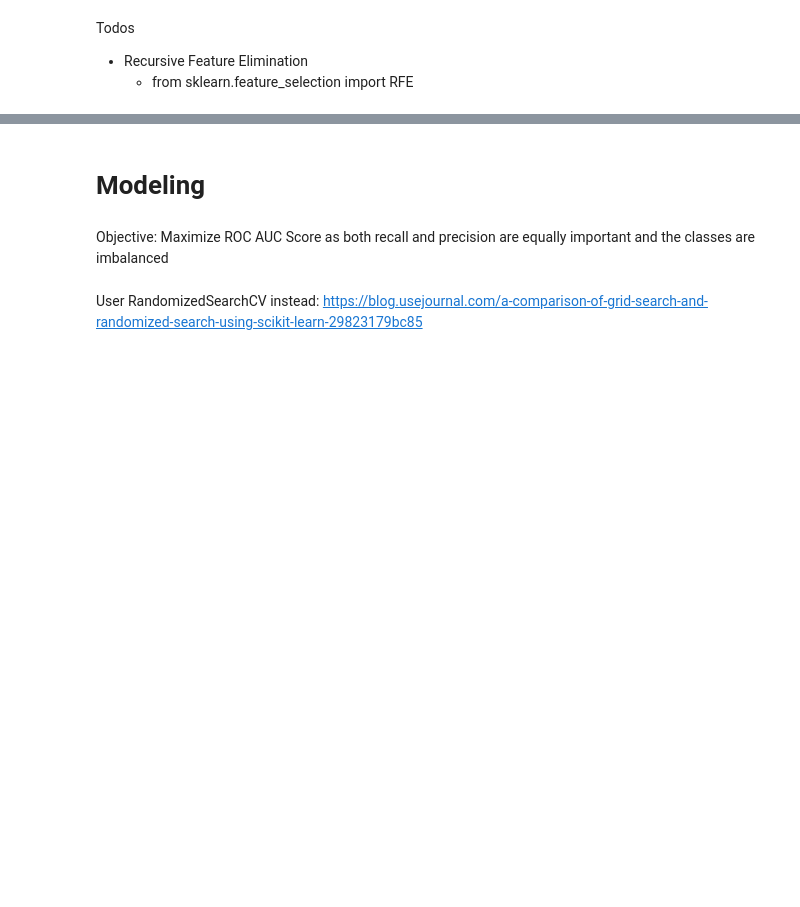
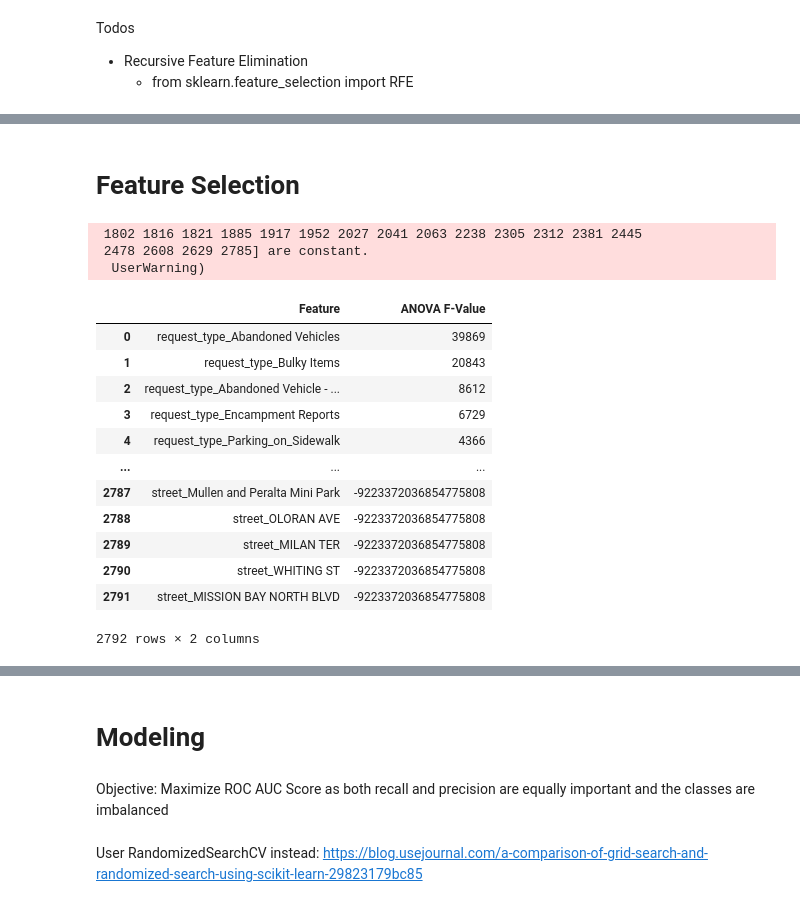
Before and after one commit to corralm/San-Francisco-311, a Jupyter notebook: notebooks/3_P5_SF311_Modeling.ipynb, the cells around one changed output, grey strips where cells are left out. Saved outputs shown, nothing was run; the diff lists cells and outputs as text; code cells hidden in the pictures; blank space fills up the shorter version.

```diff
--- a/notebooks/3_P5_SF311_Modeling.ipynb
+++ b/notebooks/3_P5_SF311_Modeling.ipynb
@@ -112,0 +150,38 @@ X_train.head()
+# %% [markdown]
+# Feature Selection
+# %%
+def select_features(X_train, y_train, X_test):
+    '''Returns X_train, X_test, and feature selection function'''
+    fs = SelectKBest(score_func=f_classif, k='all')
+    fs.fit(X_train, y_train)
+    X_train_fs = fs.transform(X_train)
+    X_test_fs = fs.transform(X_test)
+    return X_train_fs, X_test_fs, fs
+# %%
+# Feature selection
+X_train_fs, X_test_fs, fs = select_features(X_train, y_train, X_test)
+# %% [output]
+ 1802 1816 1821 1885 1917 1952 2027 2041 2063 2238 2305 2312 2381 2445
+ 2478 2608 2629 2785] are constant.
+  UserWarning)
+# %%
+# Feature scores
+features_df = pd.DataFrame(data=[X_train.columns, fs.scores_.astype(int)]).transpose()
+features_df.rename(columns={0: 'Feature', 1: 'ANOVA F-Value'}, inplace=True)
+features_df.sort_values(by='ANOVA F-Value', ascending=False, inplace=True)
+features_df.reset_index(drop=True, inplace=True)
+features_df
+# %% [output]
+|  | Feature | ANOVA F-Value |
+| 0 | request_type_Abandoned Vehicles | 39869 |
+| 1 | request_type_Bulky Items | 20843 |
+| 2 | request_type_Abandoned Vehicle - ... | 8612 |
+| 3 | request_type_Encampment Reports | 6729 |
+| 4 | request_type_Parking_on_Sidewalk | 4366 |
+| ... | ... | ... |
+| 2787 | street_Mullen and Peralta Mini Park | -9223372036854775808 |
+| 2788 | street_OLORAN AVE | -9223372036854775808 |
+| 2789 | street_MILAN TER | -9223372036854775808 |
+| 2790 | street_WHITING ST | -9223372036854775808 |
+| 2791 | street_MISSION BAY NORTH BLVD | -9223372036854775808 |
+2792 rows × 2 columns
```
Also changed, not shown: parts of 44 cells of this notebook, 4 other files.
